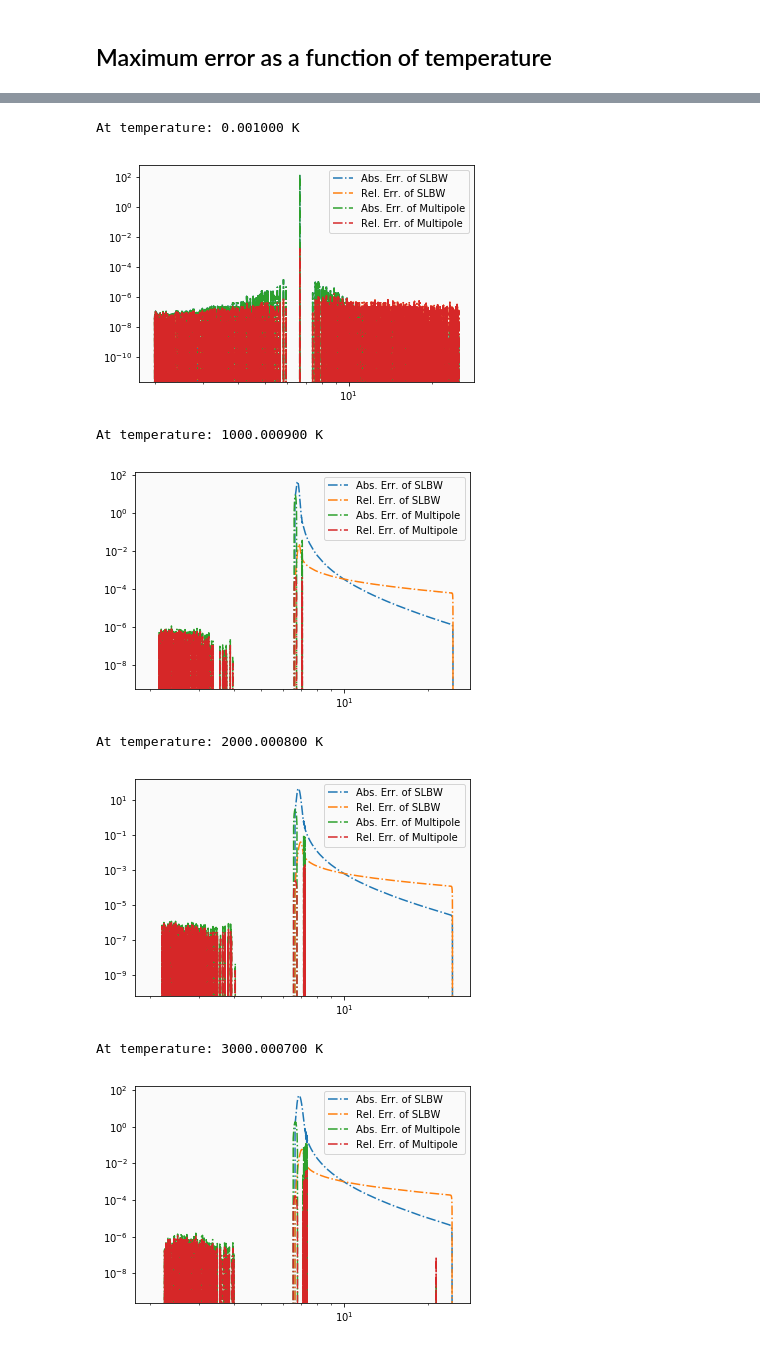
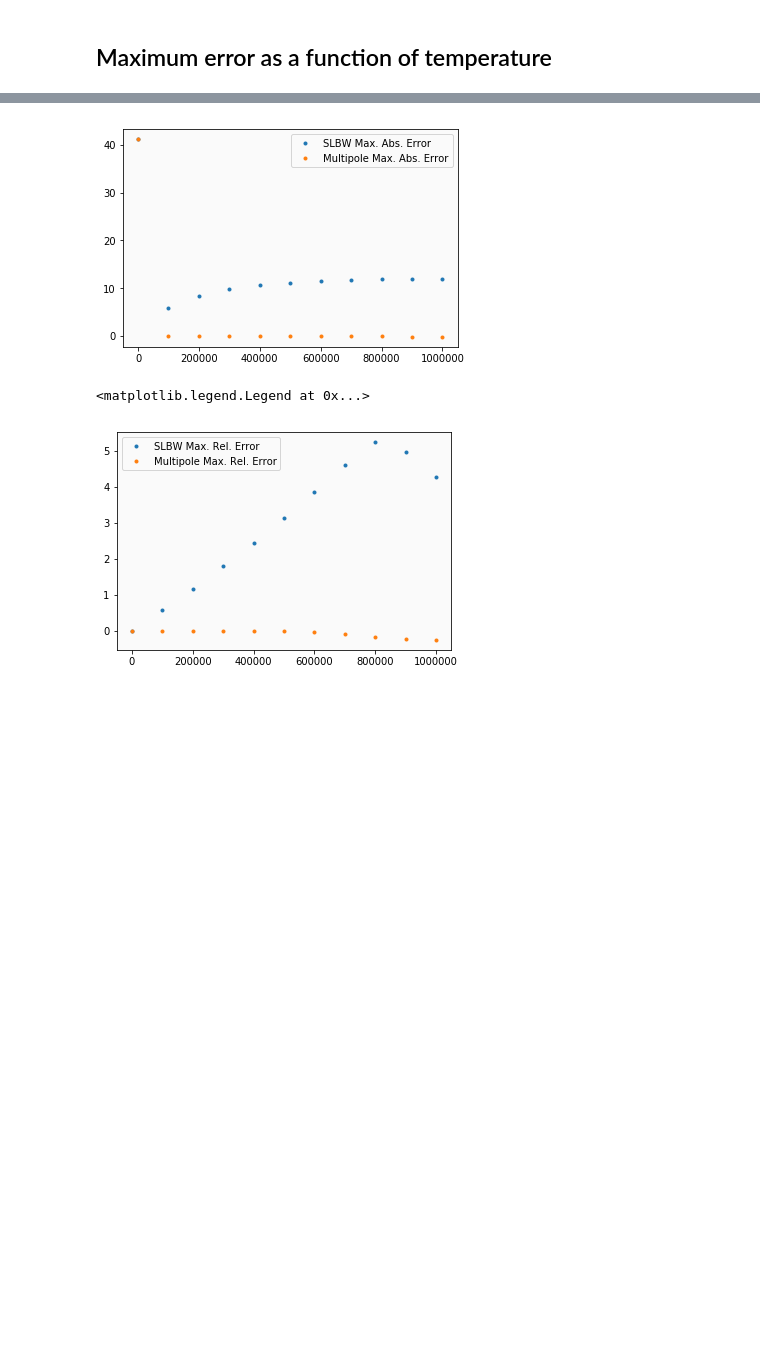
Before and after one commit to icmeyer/Uncertainty-Methods-Toy-Problem, a Jupyter notebook: temperature treatment.ipynb, the cells around one changed output, grey strips where cells are left out. Cells and saved outputs as stored; diff of their text form; code cells hidden in the pictures; blank space fills up the shorter version.

```diff
--- a/temperature treatment.ipynb
+++ b/temperature treatment.ipynb
@@ -289,14 +290,18 @@ plt.legend()
 # %%
 slbw_max_abs_error = []
 slbw_max_rel_error = []
+slbw_abs_error_vecs = []
+slbw_rel_error_vecs = []
 multipole_max_rel_error = []
 multipole_max_abs_error = []
+multipole_abs_error_vecs = []
+multipole_rel_error_vecs = []
 Ts = np.linspace(1e-3,1e6,11)
 for T in Ts:
     print('At temperature: {:f} K'.format(T))
     slbw_xs = np.array([TK_approx_SLBW_Faddeeva_Σγ(E_g[g], Γ, r ,T) for g in range(E_g.size)])
     multipole_xs = np.array([approx_multipole_Doppler_Σ(z_g[g], Π, T) for g in range(z_g.size)])
-    sigma1_xs = broaden(E_g, exact_Σγ_0K, T, A)
+    sigma1_xs = broaden(E_g, exact_Σγ_0K, T, A, E_g)
     slbw_abs_err = slbw_xs - sigma1_xs
     slbw_rel_err = slbw_abs_err/sigma1_xs
     multipole_abs_err = multipole_xs - sigma1_xs
@@ -306,6 +311,19 @@ for T in Ts:
     slbw_max_rel_error.append(np.max(slbw_rel_err))
     multipole_max_abs_error.append(np.max(multipole_abs_err))
     multipole_max_rel_error.append(np.max(multipole_rel_err))
+
+    slbw_abs_error_vecs.append(copy.deepcopy(slbw_abs_err))
+    slbw_rel_error_vecs.append(copy.deepcopy(slbw_rel_err))
+    multipole_abs_error_vecs.append(copy.deepcopy(multipole_abs_err))
+    multipole_rel_error_vecs.append(copy.deepcopy(multipole_rel_err))
+
+    # Plot xs
+    plt.loglog(E_g, exact_Σγ_0K, label='0K Exact')
+    plt.loglog(E_g, sigma1_xs, label='Sigma 1')
+    plt.loglog(E_g , slbw_xs, label='SLBW')
+    plt.loglog(E_g , multipole_xs, label='Multipole')
+    plt.legend()
+    plt.show()
 
     # Plot error individual error plots
     plt.loglog(E_g , slbw_abs_err, '-.', label='Abs. Err. of SLBW')
@@ -341,47 +359,34 @@ At temperature: 500000.000500 K
 # %%
+# Plot Max Errors using smaller energy range
+energy_inner_min = 3
+energy_inner_max = 17
+low_ind = np.searchsorted(E_g, energy_inner_min)
+high_ind = np.searchsorted(E_g, energy_inner_max)
+
 slbw_max_abs_error = []
 slbw_max_rel_error = []
 multipole_max_rel_error = []
 multipole_max_abs_error = []
-Ts = np.linspace(1e-3,1e4,11)
-for T in Ts:
-    print('At temperature: {:f} K'.format(T))
-    slbw_xs = np.array([TK_approx_SLBW_Faddeeva_Σγ(E_g[g], Γ, r ,T) for g in range(E_g.size)])
-    multipole_xs = np.array([approx_multipole_Doppler_Σ(z_g[g], Π, T) for g in range(z_g.size)])
-    sigma1_xs = broaden(E_g, exact_Σγ_0K, T, A)
-    slbw_abs_err = slbw_xs - sigma1_xs
-    slbw_rel_err = slbw_abs_err/sigma1_xs
-    multipole_abs_err = multipole_xs - sigma1_xs
-    multipole_rel_err = multipole_abs_err/sigma1_xs
+for i in range(len(Ts)):
+    slbw_abs_err = slbw_abs_error_vecs[i][low_ind:high_ind]
+    slbw_rel_err = slbw_rel_error_vecs[i][low_ind:high_ind]
+    multipole_abs_err = multipole_abs_error_vecs[i][low_ind:high_ind]
+    multipole_rel_err = multipole_rel_error_vecs[i][low_ind:high_ind]
 
     slbw_max_abs_error.append(np.max(slbw_abs_err))
     slbw_max_rel_error.append(np.max(slbw_rel_err))
     multipole_max_abs_error.append(np.max(multipole_abs_err))
     multipole_max_rel_error.append(np.max(multipole_rel_err))
 
-    # Plot error individual error plots
-    plt.loglog(E_g , slbw_abs_err, '-.', label='Abs. Err. of SLBW')
-    plt.loglog(E_g , slbw_rel_err, '-.', label='Rel. Err. of SLBW')
-    plt.loglog(E_g , multipole_abs_err, '-.', label='Abs. Err. of Multipole')
-    plt.loglog(E_g , multipole_rel_err, '-.', label='Rel. Err. of Multipole')
-    plt.legend()
-    plt.show()
-
 plt.plot(Ts, slbw_max_abs_error, '.', label='SLBW Max. Abs. Error')
 plt.plot(Ts, multipole_max_abs_error, '.', label='Multipole Max. Abs. Error')
 plt.legend()
 plt.show()
 
-
 plt.plot(Ts, slbw_max_rel_error, '.', label='SLBW Max. Rel. Error')
 plt.plot(Ts, multipole_max_rel_error, '.', label='Multipole Max. Rel. Error')
 plt.legend()
 # %% [output]
+[figure, new version]
-At temperature: 0.001000 K
+<matplotlib.legend.Legend at 0x...>
-[figure, old version]
-At temperature: 1000.000900 K
-[figure, old version]
+[figure, new version]
-At temperature: 2000.000800 K
-[figure, removed]
-At temperature: 3000.000700 K
-[figure, removed]
```
Also changed, not shown: parts of 11 cells of this notebook, 7 other files.
